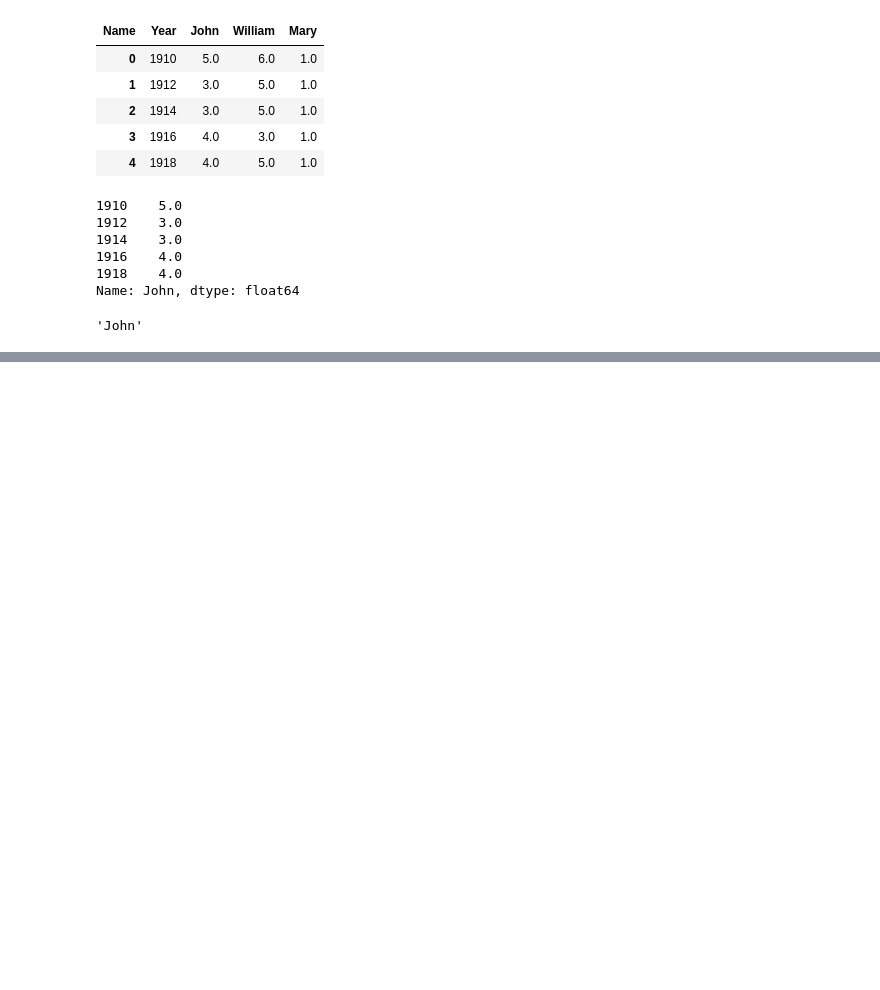
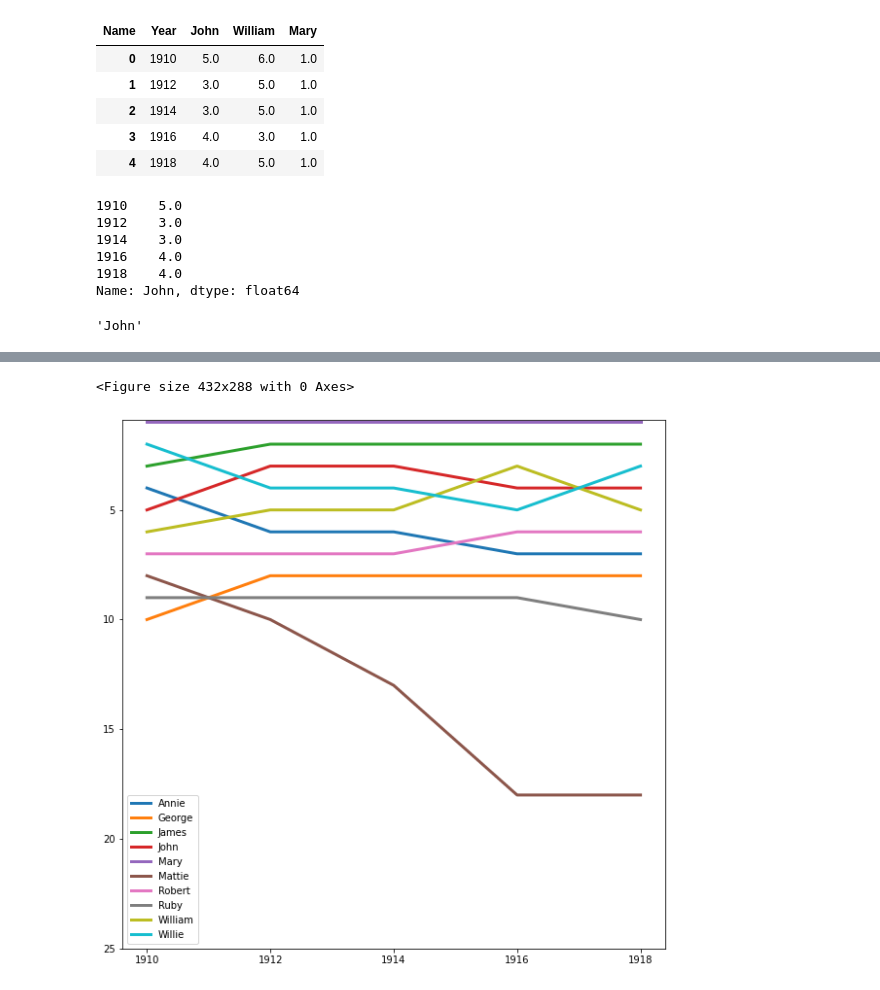
Before and after one commit to MrLRTripp/NameSurfer, a Jupyter notebook: namesurfer.ipynb, the cells around one changed output, grey strips where cells are left out. Cells and saved outputs as stored; diff of their text form; code cells hidden in the pictures; blank space fills up the shorter version.

```diff
--- a/namesurfer.ipynb
+++ b/namesurfer.ipynb
@@ -711,0 +594,14 @@ plt.show()
+# %%
+top10names = result_df[result_df['1910'].isin(range(1,11))]
+fig = plt.figure()
+plt.figure(figsize=(10.0,10.0))
+
+for i,rec in top10names.iterrows():
+    plt.plot(rec,linewidth=3, label=rec.name)
+
+plt.legend()
+plt.ylim(25,.9)
+plt.show()
+# %% [output]
+<Figure size 432x288 with 0 Axes>
+[figure, added]
```
Also changed, not shown: parts of 33 cells of this notebook.
